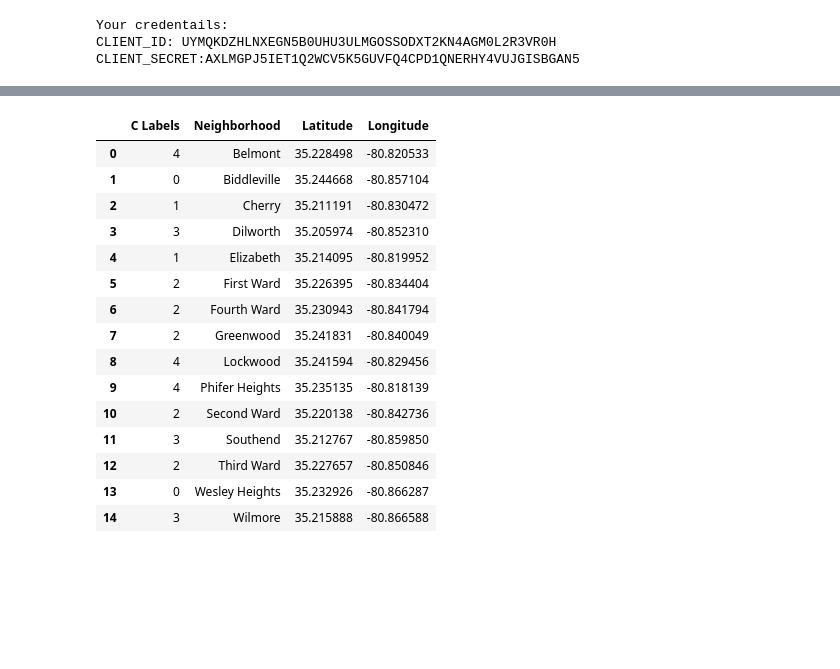
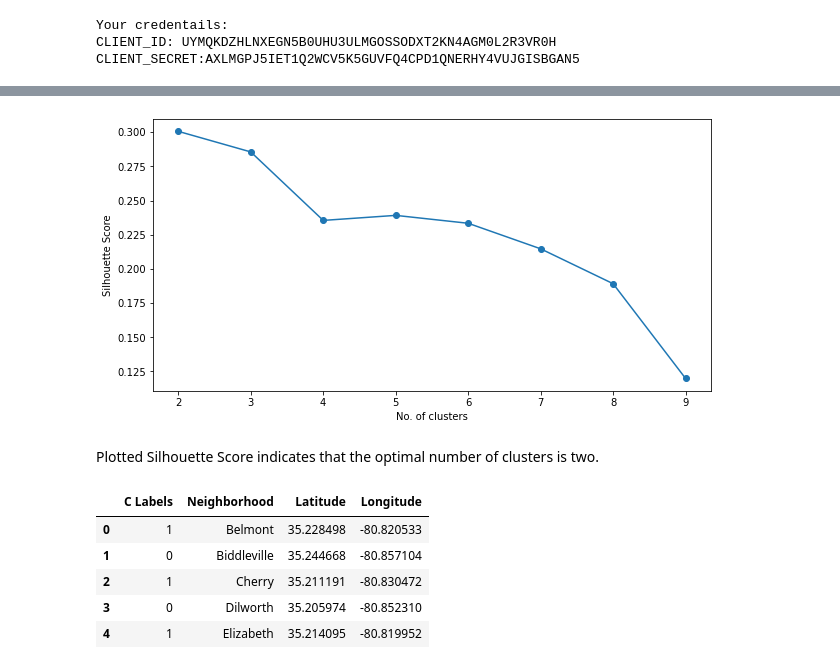
Before and after one commit to keyottabarber/Coursera_Capstone, a Jupyter notebook: Capstone Project Notebook.ipynb, the cells around one changed output, grey strips where cells are left out. Cells and saved outputs as stored; diff of their text form; code cells hidden in the pictures; blank space fills up the shorter version.

```diff
--- a/Capstone Project Notebook.ipynb
+++ b/Capstone Project Notebook.ipynb
@@ -503,26 +521,22 @@ neighborhoods_venues_sorted
+# %%
+plot(max_range, scores, "No. of clusters", "Silhouette Score")
+# %% [output]
+[figure, added]
+# %% [markdown]
+Plotted Silhouette Score indicates that the optimal number of clusters is two.
 # %%
-k=5
+k=2
 charlotte_clustering = df_data_3.drop(['Neighborhood'],1)
 kmeans = KMeans(n_clusters = k,random_state=0).fit(charlotte_clustering)
 kmeans.labels_
 df_data_3.insert(0, 'C Labels', kmeans.labels_)
 # %%
-df_data_3
+df_data_3.head()
 # %% [output]
 |  | C Labels | Neighborhood | Latitude | Longitude |
-| 0 | 4 | Belmont | 35.228498 | -80.820533 |
+| 0 | 1 | Belmont | 35.228498 | -80.820533 |
 | 1 | 0 | Biddleville | 35.244668 | -80.857104 |
 | 2 | 1 | Cherry | 35.211191 | -80.830472 |
-| 3 | 3 | Dilworth | 35.205974 | -80.852310 |
+| 3 | 0 | Dilworth | 35.205974 | -80.852310 |
 | 4 | 1 | Elizabeth | 35.214095 | -80.819952 |
-| 5 | 2 | First Ward | 35.226395 | -80.834404 |
-| 6 | 2 | Fourth Ward | 35.230943 | -80.841794 |
-| 7 | 2 | Greenwood | 35.241831 | -80.840049 |
-| 8 | 4 | Lockwood | 35.241594 | -80.829456 |
-| 9 | 4 | Phifer Heights | 35.235135 | -80.818139 |
-| 10 | 2 | Second Ward | 35.220138 | -80.842736 |
-| 11 | 3 | Southend | 35.212767 | -80.859850 |
-| 12 | 2 | Third Ward | 35.227657 | -80.850846 |
-| 13 | 0 | Wesley Heights | 35.232926 | -80.866287 |
-| 14 | 3 | Wilmore | 35.215888 | -80.866588 |
 # %%
```
Also changed, not shown: parts of 55 cells of this notebook.
